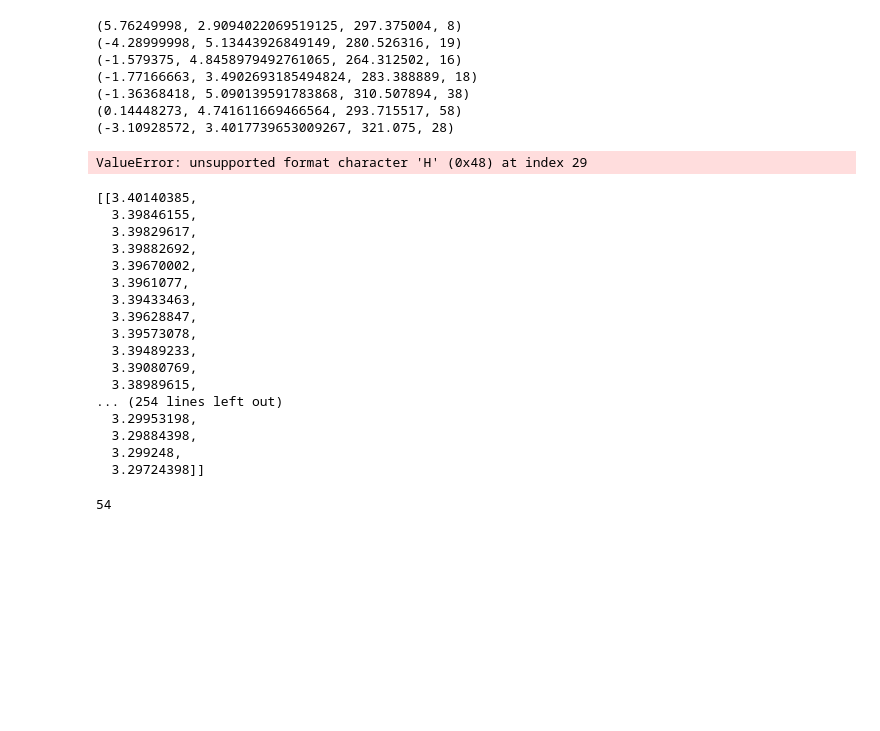
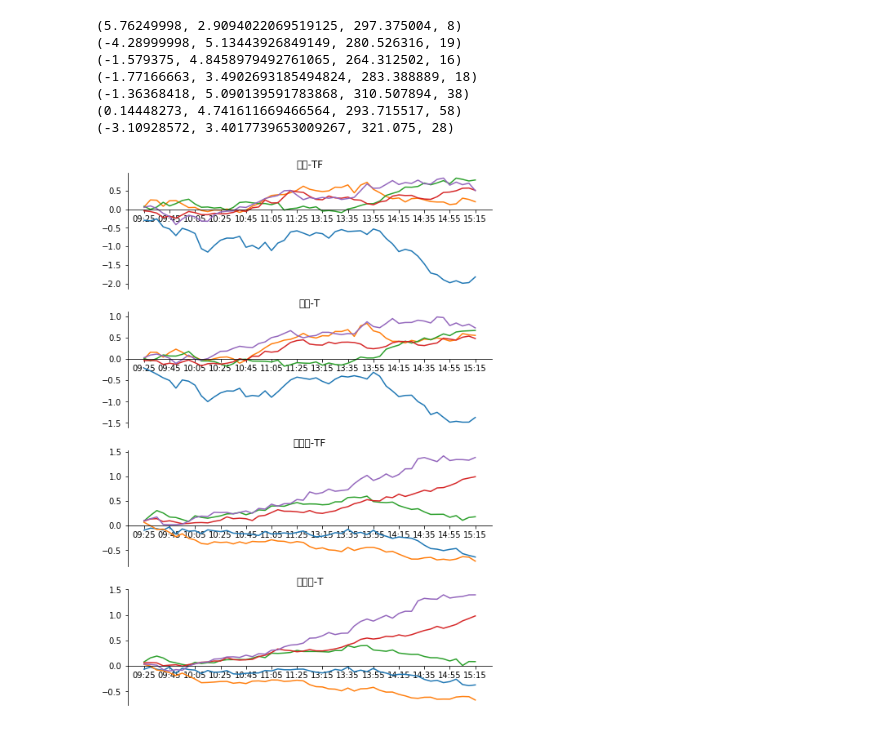
Before and after one commit to dxcv/my-strategies, a Jupyter notebook: strategy1/strategy1.ipynb, the cells around one changed output. Cells and saved outputs as stored; diff of their text form; code cells hidden in the pictures; blank space fills up the shorter version.

```diff
--- a/strategy1/strategy1.ipynb
+++ b/strategy1/strategy1.ipynb
@@ -231,7 +233,7 @@ class ImpFuture(object):
             res.append(d)
         return res
 
-    def imp_minutes(self, bond_type, future_type):
+    def imp_minutes(self, bond_type, future_type, day=0):
         """计算发行冲击当日的五分钟级的市场走势"""
         if bond_type == "国债":
             bondtype = "00"
@@ -249,53 +251,49 @@ class ImpFuture(object):
         sql1 = """select t1.delta from tb_sec_delta t1 inner join future_minute t2
         on t1.dt = date(t2.dtt) and t1.seq=0 and t2.seq=0
         where t1.code regexp '[:alnum:]{{2}}{}.*' and t2.term = %s""".format(bondtype)
-        delta = np.array(Data(sql1, cur, (future_term,)).data)
+        delta = np.array(Data(sql1, self.cur, (future_term,)).data)
         delta = pd.DataFrame(delta, columns=["delta"]).dropna()
         per_delta = [float(delta.min()-1)]
         for p in range(20, 120, 20):
             per_delta.append(float(np.percentile(delta, p)))
         # 根据五等分点（per_delta)从数据库中选出每个分位的
-        res = []
-        sql2 = """select date_format(t2.dtt, '%H:%i'), avg(t2.rate) from tb_sec_delta t1
+        data = []
+        sql2 = r"""select date_format(t2.dtt, '%%H:%%i'), avg(t2.rate) from tb_sec_delta t1
         inner join future_minute t2
         on t1.dt = date(t2.dtt) and t1.seq=0
         where t1.code regexp '[:alnum:]{{2}}{}.*' and t2.term = %s and t1.delta > %s and t1.delta < %s
-        group by date_format(t2.dtt, '%H:%i')
-        order by t2.seq""".format(bondtype)
+        group by date_format(t2.dtt, '%%H:%%i')""".format(bondtype)
         for i in range(len(per_delta)-1):
             a = per_delta[i]
             b = per_delta[i+1]
-            data = Data(sql2, cur, (future_term, a, b))
-            time_index = data.select_col(0)
-            rate = data.select_col(1)
-            res.append(rate)
+            da = Data(sql2, self.cur, (future_term, a, b))
+            time_index = da.select_col(0)
+            rate = da.select_col(1)
+            data.append(rate)
+        data = np.array(data).T
+        res = []
+        for k in range(1, len(data), 1):
+            res.append(100*(data[k] - data[0]))
+        res = pd.DataFrame(res, index=time_index[1:], columns=["一", "二", "三", "四", "五"])
         return res
+
+    def imp_minutes_plot(self):
+        """将利率债发行对国债期货市场的影响可视化，即分别以国债-TF、国债-T、国开债-TF、国开债-T作为参数
+        计算imp_minutes，并将结果放入一张4×1的图中"""
+        imp_minutes_params = [("国债", "TF"), ("国债", "T"), ("国开债", "TF"), ("国开债", "T")]
+        fig, axes = plt.subplots(4, 1, figsize=(8,12), sharex="all", )
+        for params, ax in zip(imp_minutes_params, axes):
+            data =  self.imp_minutes(*params)
+            ax.spines["top"].set_color("none")
+            ax.spines["right"].set_color("none")
+            ax.xaxis.set_ticks_position("bottom")
+            ax.yaxis.set_ticks_position("left")
+            ax.plot(data.index, data, label=["一", "二", "三", "四", "五"])
+            ax.spines["bottom"].set_position(('data', 0))
+            ax.xaxis.set_major_locator(xmajorLocator)
+            ax.set_title("{}-{}".format(*params))
 # %%
 imp_future = ImpFuture(cur, db)
-data = imp_future.imp_minutes("国债", "TF")
+data = imp_future.imp_minutes_plot()
 # %% [output]
-ValueError: unsupported format character 'H' (0x48) at index 29
+[figure, added]
-# %%
-data
-# %% [output]
-[[3.40140385,
-  3.39846155,
-  3.39829617,
-  3.39882692,
-  3.39670002,
-  3.3961077,
-  3.39433463,
-  3.39628847,
-  3.39573078,
-  3.39489233,
-  3.39080769,
-  3.38989615,
-... (254 lines left out)
-  3.29953198,
-  3.29884398,
-  3.299248,
-  3.29724398]]
-# %%
-len(d.Times)
-# %% [output]
-54
```
Also changed, not shown: parts of 4 cells of this notebook, 1 other file.
